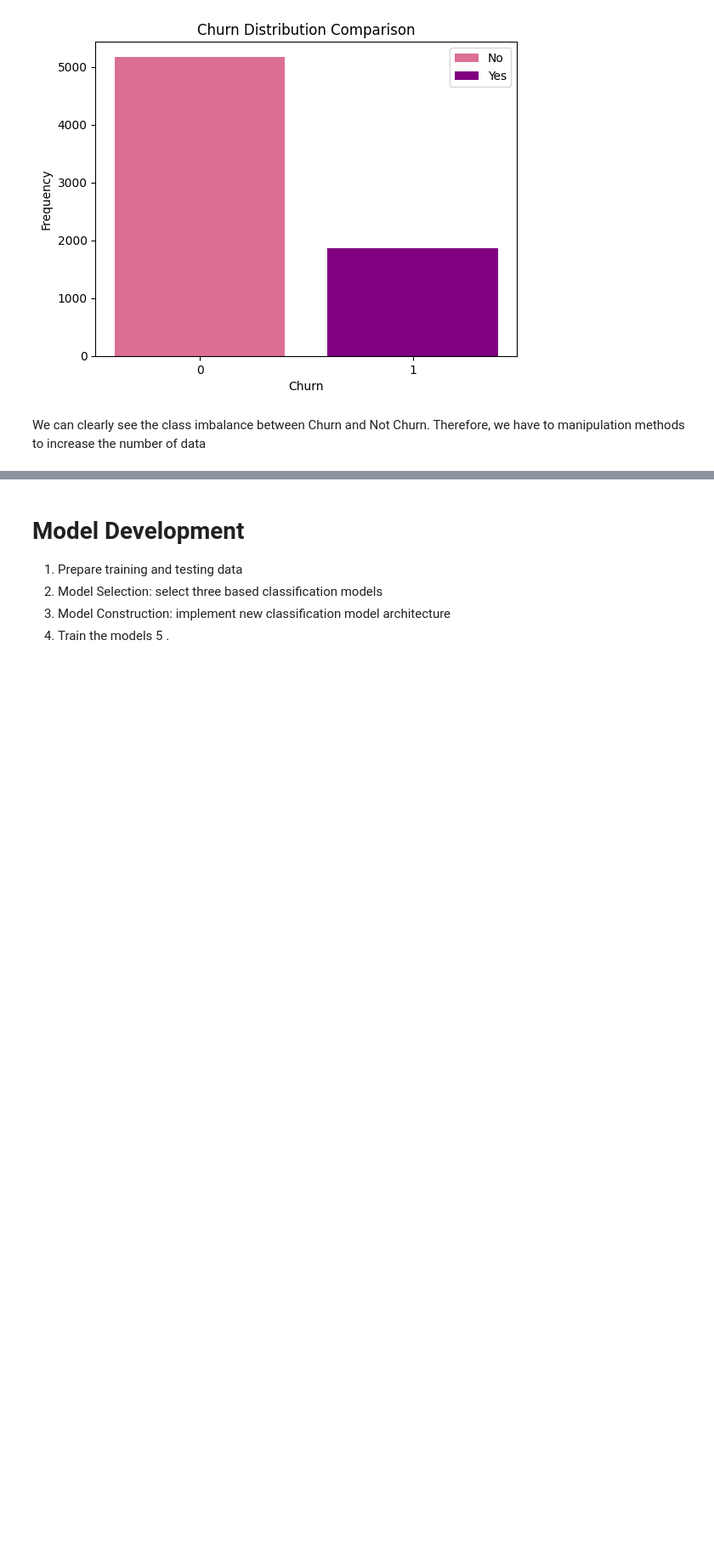
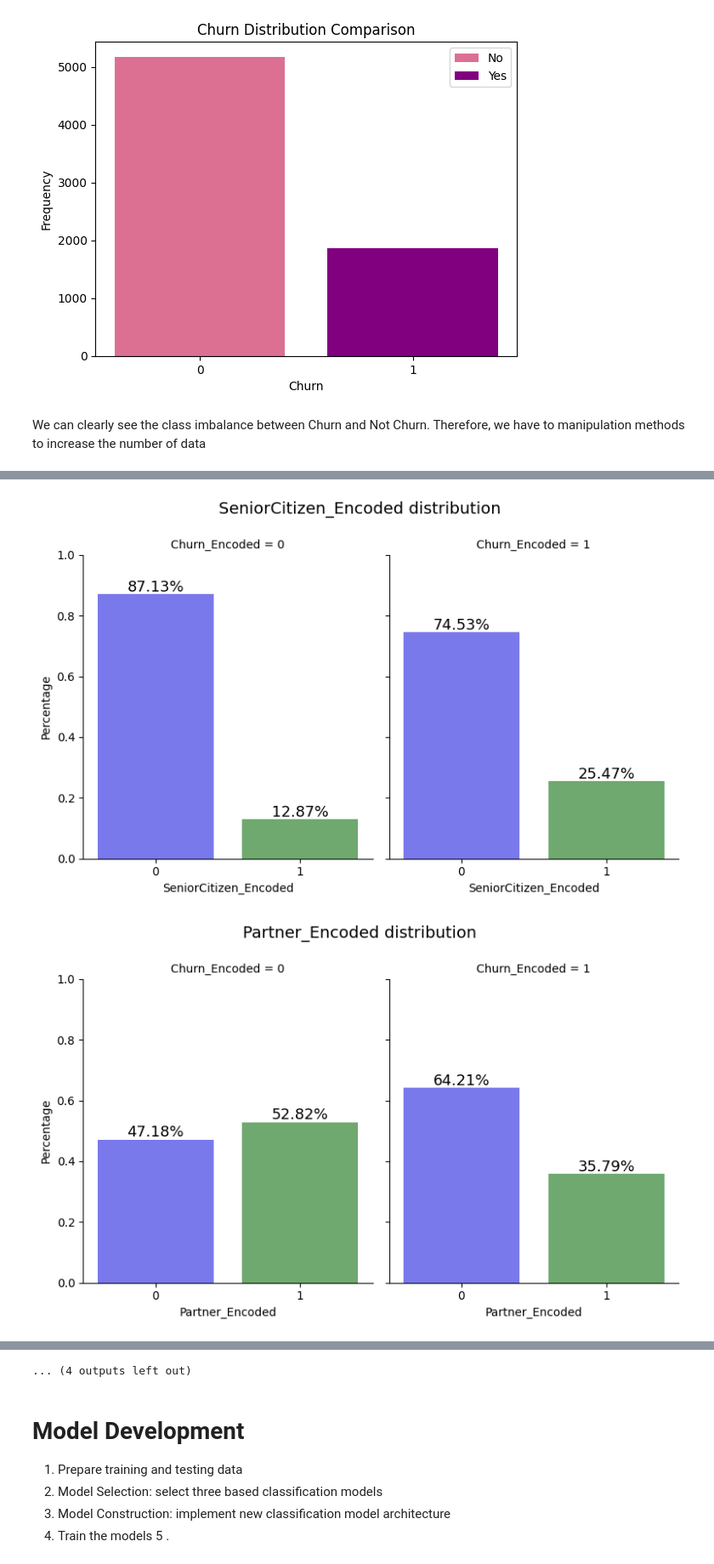
Before and after one commit to chanonchacharu/DM-TelcoChurnPrediction, a Jupyter notebook: churn-prediction-des434-data-analysis-and-ml.ipynb, the cells around one changed output, grey strips where cells are left out. Shown at 85% size. Cells and saved outputs as stored; diff of their text form; code cells hidden in the pictures; blank space fills up the shorter version.

```diff
--- a/churn-prediction-des434-data-analysis-and-ml.ipynb
+++ b/churn-prediction-des434-data-analysis-and-ml.ipynb
@@ -247 +306,47 @@ Final Data: (10348, 20)
 [figure]
+# %%
+def create_data_label(ax):
+    """ Display data label for given axis """
+    for bar in ax.patches:
+            ax.text(bar.get_x() + bar.get_width()/ 2
+                    , bar.get_height() + 0.01
+                    , str(round(100 * bar.get_height(),2)) + '%'
+                    , ha = 'center'
+                    , fontsize = 13)
+
+
+def categorical_var_churn_dist(data, cols, distribution_col):
+    """ Distribution of categorical variable based on target variable """
+
+    for i,feature in enumerate(cols):
+
+        feature_summary = data[feature].value_counts(normalize=True).reset_index(name='Percentage')
+
+        plt_cat = sns.catplot(x=feature
+                , y='Percentage'
+                , data = feature_summary
+                , col=distribution_col
+                , kind='bar'
+                , aspect = 0.8
+                , palette = plotColor
+                , alpha = 0.6)
+
+        if feature == 'PaymentMethod':
+            plt_cat.set_xticklabels(rotation= 65, horizontalalignment = 'right')
+
+
+        for ax1, ax2 in plt_cat.axes:
+            create_data_label(ax1)
+            create_data_label(ax2)
+
+        plt.ylim(top=1)
+        plt.subplots_adjust(top = 0.85)
+        plt.gcf().suptitle(feature+" distribution",fontsize=14)
+    plt.show()
+
+plotColor = ['b','g','r','m','c', 'y']
+churn_summary = X.groupby('Churn_Encoded')
+categorical_var_churn_dist(churn_summary, encoded_columns,'Churn_Encoded')
+# %% [output]
+[figure, added]
+[figure, added]
@@ -248,3 +363,4 @@ Final Data: (10348, 20)
+... (4 outputs left out)
 # %% [markdown]
 # Model Development
 
```
Also changed, not shown: parts of 19 cells of this notebook.
